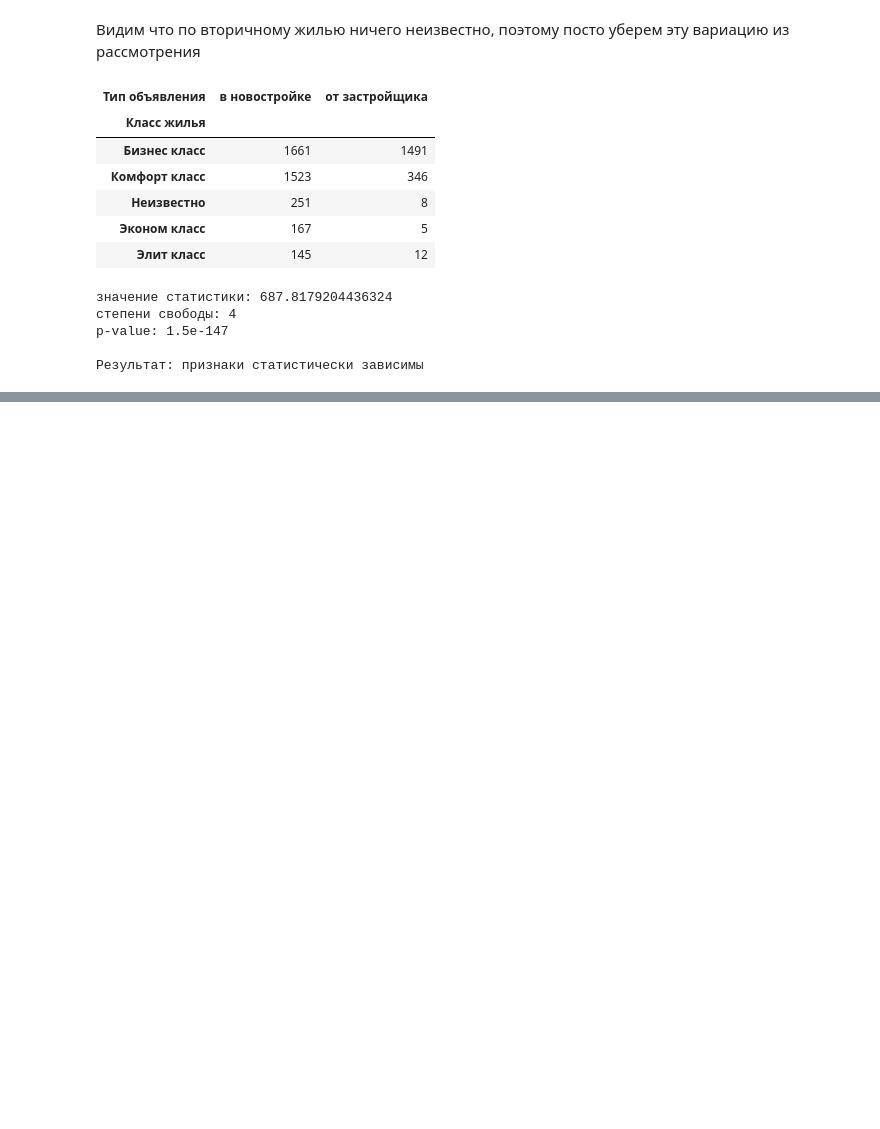
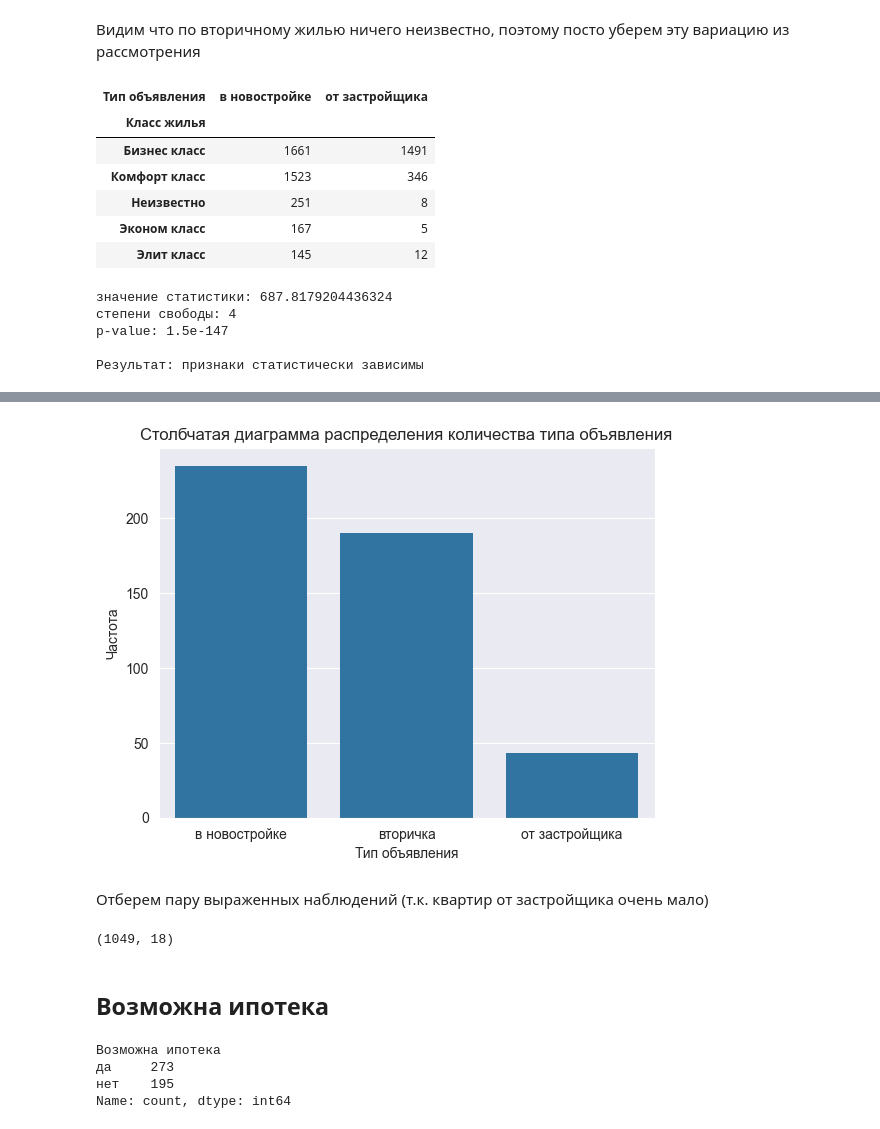
Before and after one commit to Torgovatel/Projects, a Jupyter notebook: DS/moscow-estate-agency-dm/src/main.ipynb, the cells around one changed output, grey strips where cells are left out. Saved outputs shown, nothing was run; the diff lists cells and outputs as text; code cells hidden in the pictures; blank space fills up the shorter version.

```diff
--- a/DS/moscow-estate-agency-dm/src/main.ipynb
+++ b/DS/moscow-estate-agency-dm/src/main.ipynb
@@ -1250,0 +1385,27 @@ p-value: 1.5e-147
+# %%
+data = dataset_top10['Тип объявления'].value_counts()
+
+sns.barplot(x=data.index, y=data.values)
+plt.title('Столбчатая диаграмма распределения количества типа объявления')
+plt.xlabel('Тип объявления')
+plt.ylabel('Частота')
+plt.show()
+# %% [output]
+[figure, added]
+# %% [markdown]
+Отберем пару выраженных наблюдений (т.к. квартир от застройщика очень мало)
+# %%
+data = dataset_top10['Тип объявления'].value_counts()[:2]
+dataset_final=dataset_final[dataset_final['Тип объявления'].isin(list(data.index))]
+dataset_final.shape
+# %% [output]
+(1049, 18)
+# %% [markdown]
+## Возможна ипотека
+# %%
+dataset_top10['Возможна ипотека'].value_counts()
+# %% [output]
+Возможна ипотека
+да     273
+нет    195
+Name: count, dtype: int64
```
Also changed, not shown: parts of 57 cells of this notebook.
